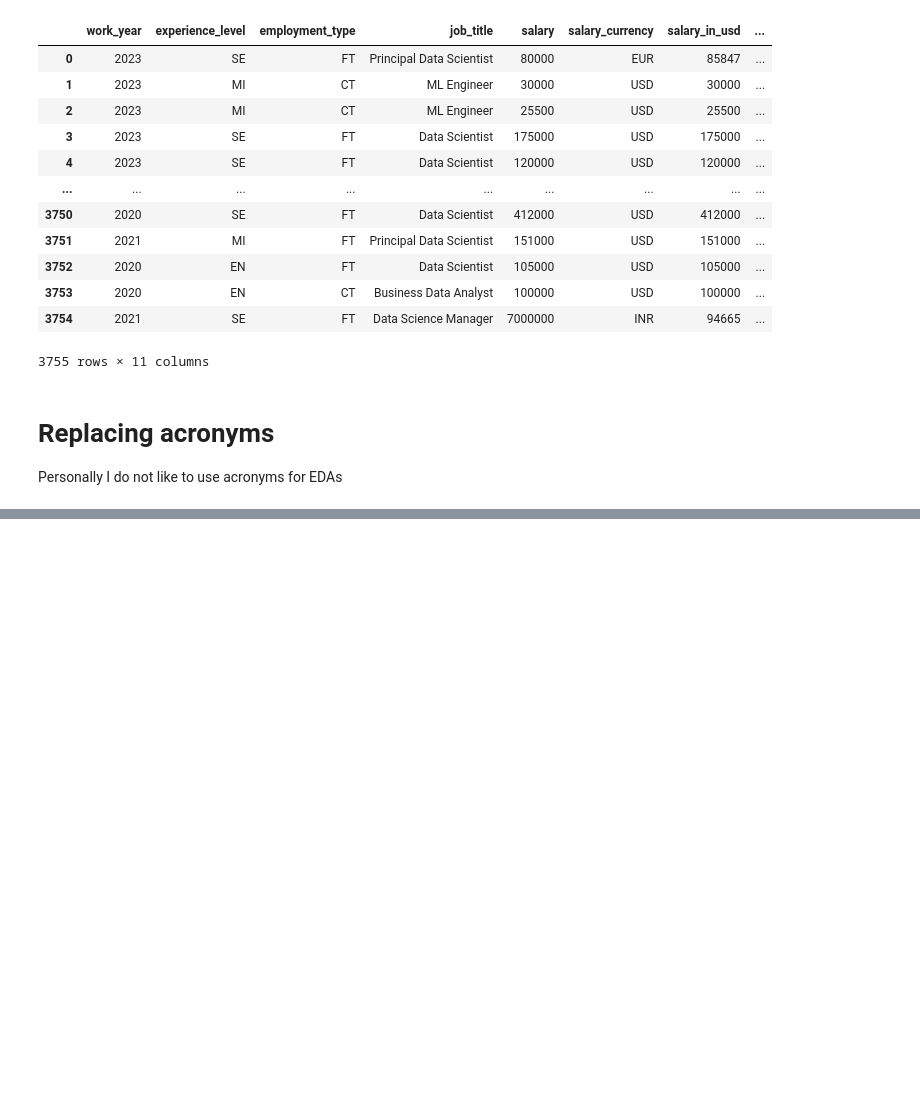
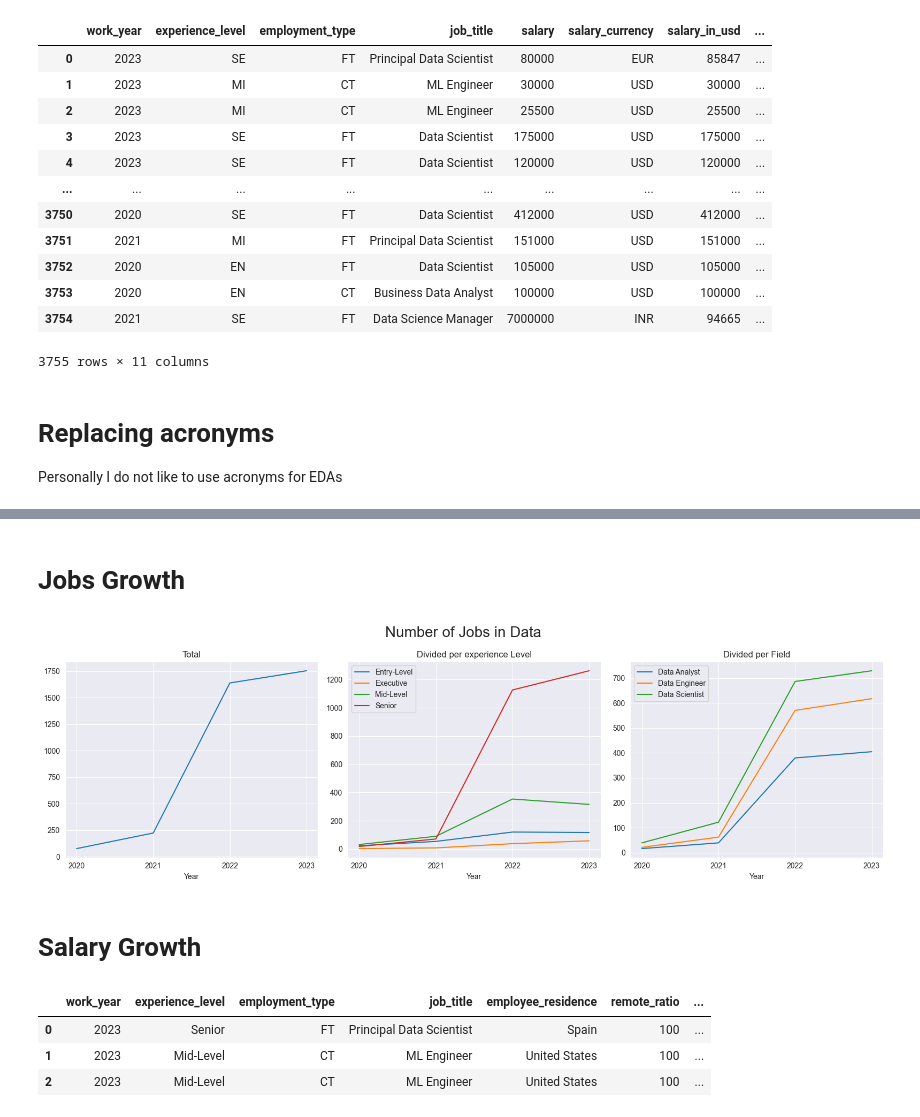
Before and after one commit to LucasGalanti/kaggle_data_science_salaries, a Jupyter notebook: ds_salaries.ipynb, the cells around one changed output, grey strips where cells are left out. Drawn from its saved outputs; the diff is of its cells as text; code cells hidden in the pictures; blank space fills up the shorter version.

```diff
--- a/ds_salaries.ipynb
+++ b/ds_salaries.ipynb
@@ -89 +145,3 @@ salaries['experience_level'] = salaries['experience_level'].replace({'EN': 'Entr
+# %%
+salaries['field'] = salaries['job_title'].replace(titles['field'].to_dict())
 # %%
@@ -105,0 +149,64 @@ salaries
+# %% [markdown]
+# Jobs Growth
+# %%
+counts_exp = salaries.groupby(by = ['work_year', 'experience_level']).size().reset_index(name = 'counts')
+counts_field = salaries.groupby(by = ['work_year', 'field']).size().reset_index(name = 'counts')
+
+sns.set_style('darkgrid')
+
+fig, axes = plt.subplots(1,3, figsize = (16,5))
+fig.suptitle('Number of Jobs in Data', fontsize = 20)
+
+
+sns.lineplot(
+    ax=axes[0],
+    data = counts_exp.groupby('work_year').sum(),
+    x = "work_year",
+    y = 'counts',
+    errorbar = None
+)
+axes[0].set_xticks(counts_exp['work_year'].unique())
+axes[0].set_xlabel('Year')
+axes[0].set_ylabel('')
+axes[0].set_title('Total')
+
+sns.lineplot(
+    ax=axes[1],
+    data = counts_exp,
+    x = "work_year",
+    y = 'counts',
+    hue = 'experience_level',
+)
+axes[1].set_xticks(counts_exp['work_year'].unique())
+axes[1].set_xlabel('Year')
+axes[1].set_ylabel('')
+axes[1].set_title('Divided per experience Level')
+axes[1].legend(title='')
+
+sns.lineplot(
+    ax=axes[2],
+    data = counts_field,
+    x = "work_year",
+    y = 'counts',
+    hue = 'field',
+)
+axes[2].set_xticks(counts_field['work_year'].unique())
+axes[2].set_xlabel('Year')
+axes[2].set_ylabel('')
+axes[2].set_title('Divided per Field')
+axes[2].legend(title='')
+
+
+plt.tight_layout()
+plt.show()
+# %% [output]
+[figure, added]
+# %% [markdown]
+# Salary Growth
+# %%
+salaries.head(3)
+# %% [output]
+|  | work_year | experience_level | employment_type | job_title | employee_residence | remote_ratio | ... |
+| 0 | 2023 | Senior | FT | Principal Data Scientist | Spain | 100 | ... |
+| 1 | 2023 | Mid-Level | CT | ML Engineer | United States | 100 | ... |
+| 2 | 2023 | Mid-Level | CT | ML Engineer | United States | 100 | ... |
```
Also changed, not shown: parts of 10 cells of this notebook.
